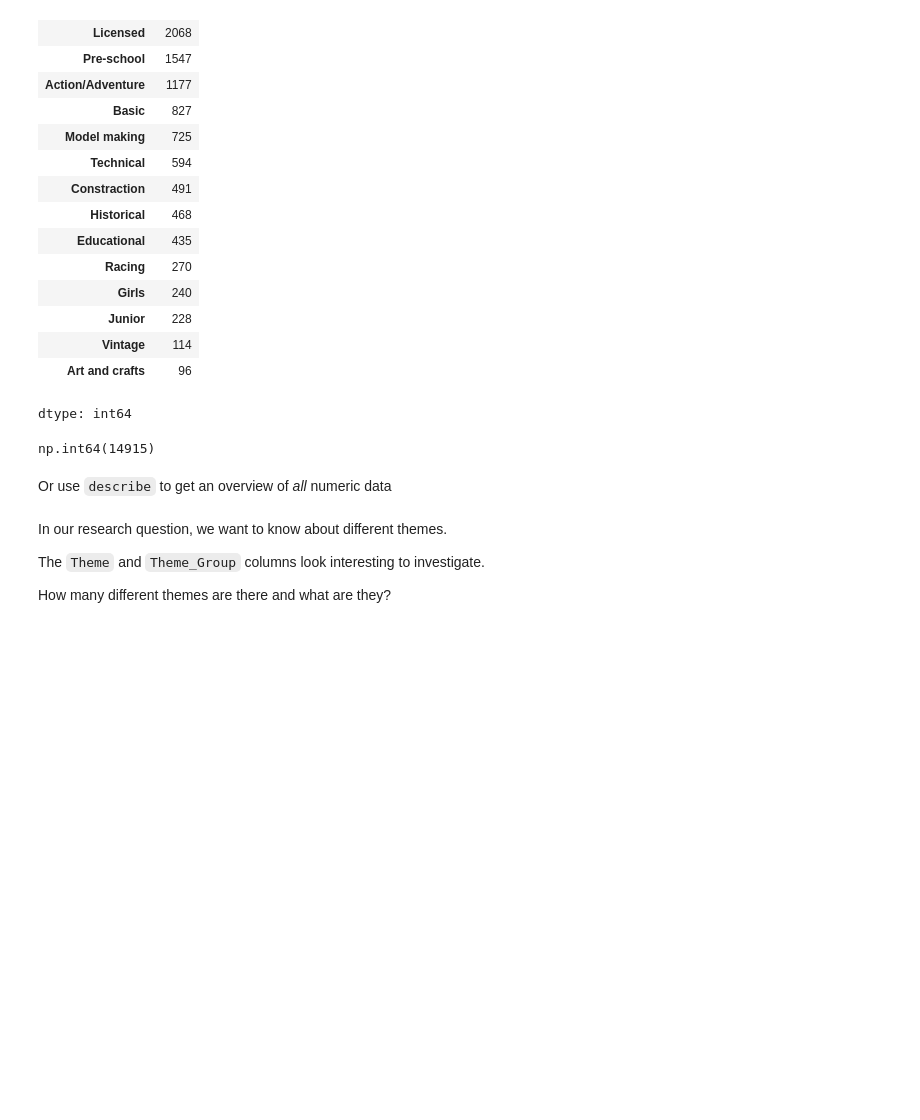
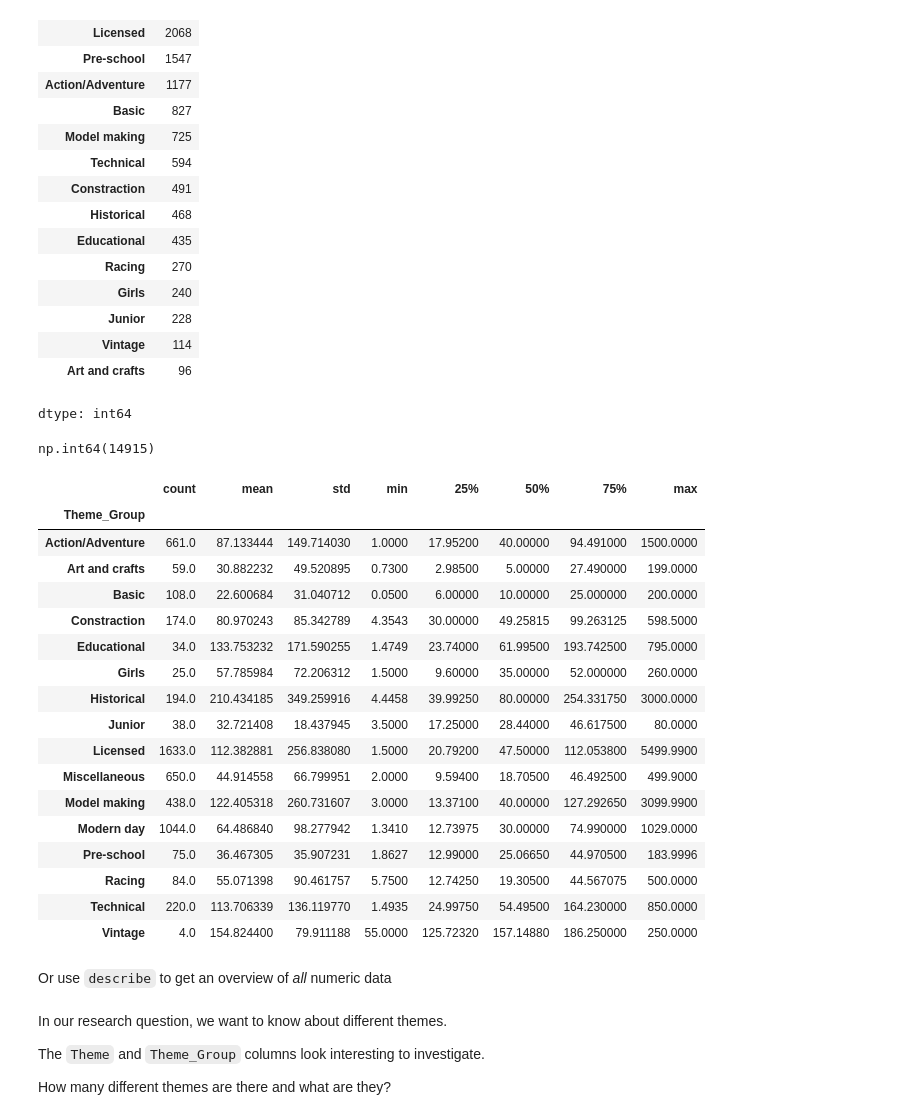
Before and after one commit to milena-seismo/DSB-Unit-02, a Jupyter notebook: 02 - Exploring and Joining/03-descriptive-statistics-data-joins-in-pandas.ipynb, the cells around one changed output. Saved outputs shown, nothing was run; the diff lists cells and outputs as text; code cells hidden in the pictures; blank space fills up the shorter version.

```diff
--- a/02 - Exploring and Joining/03-descriptive-statistics-data-joins-in-pandas.ipynb
+++ b/02 - Exploring and Joining/03-descriptive-statistics-data-joins-in-pandas.ipynb
@@ -232,3 +232,24 @@ dtype: int64
 lego["Theme_Group"].value_counts().sum()
 # %% [output]
 np.int64(14915)
+# %%
+lego.groupby("Theme_Group")["Current_Price"].describe()
+# %% [output]
+|  | count | mean | std | min | 25% | 50% | 75% | max |
+| Theme_Group |  |  |  |  |  |  |  |  |
+| Action/Adventure | 661.0 | 87.133444 | 149.714030 | 1.0000 | 17.95200 | 40.00000 | 94.491000 | 1500.0000 |
+| Art and crafts | 59.0 | 30.882232 | 49.520895 | 0.7300 | 2.98500 | 5.00000 | 27.490000 | 199.0000 |
+| Basic | 108.0 | 22.600684 | 31.040712 | 0.0500 | 6.00000 | 10.00000 | 25.000000 | 200.0000 |
+| Constraction | 174.0 | 80.970243 | 85.342789 | 4.3543 | 30.00000 | 49.25815 | 99.263125 | 598.5000 |
+| Educational | 34.0 | 133.753232 | 171.590255 | 1.4749 | 23.74000 | 61.99500 | 193.742500 | 795.0000 |
+| Girls | 25.0 | 57.785984 | 72.206312 | 1.5000 | 9.60000 | 35.00000 | 52.000000 | 260.0000 |
+| Historical | 194.0 | 210.434185 | 349.259916 | 4.4458 | 39.99250 | 80.00000 | 254.331750 | 3000.0000 |
+| Junior | 38.0 | 32.721408 | 18.437945 | 3.5000 | 17.25000 | 28.44000 | 46.617500 | 80.0000 |
+| Licensed | 1633.0 | 112.382881 | 256.838080 | 1.5000 | 20.79200 | 47.50000 | 112.053800 | 5499.9900 |
+| Miscellaneous | 650.0 | 44.914558 | 66.799951 | 2.0000 | 9.59400 | 18.70500 | 46.492500 | 499.9000 |
+| Model making | 438.0 | 122.405318 | 260.731607 | 3.0000 | 13.37100 | 40.00000 | 127.292650 | 3099.9900 |
+| Modern day | 1044.0 | 64.486840 | 98.277942 | 1.3410 | 12.73975 | 30.00000 | 74.990000 | 1029.0000 |
+| Pre-school | 75.0 | 36.467305 | 35.907231 | 1.8627 | 12.99000 | 25.06650 | 44.970500 | 183.9996 |
+| Racing | 84.0 | 55.071398 | 90.461757 | 5.7500 | 12.74250 | 19.30500 | 44.567075 | 500.0000 |
+| Technical | 220.0 | 113.706339 | 136.119770 | 1.4935 | 24.99750 | 54.49500 | 164.230000 | 850.0000 |
+| Vintage | 4.0 | 154.824400 | 79.911188 | 55.0000 | 125.72320 | 157.14880 | 186.250000 | 250.0000 |
```
Also changed, not shown: parts of 15 cells of this notebook.
